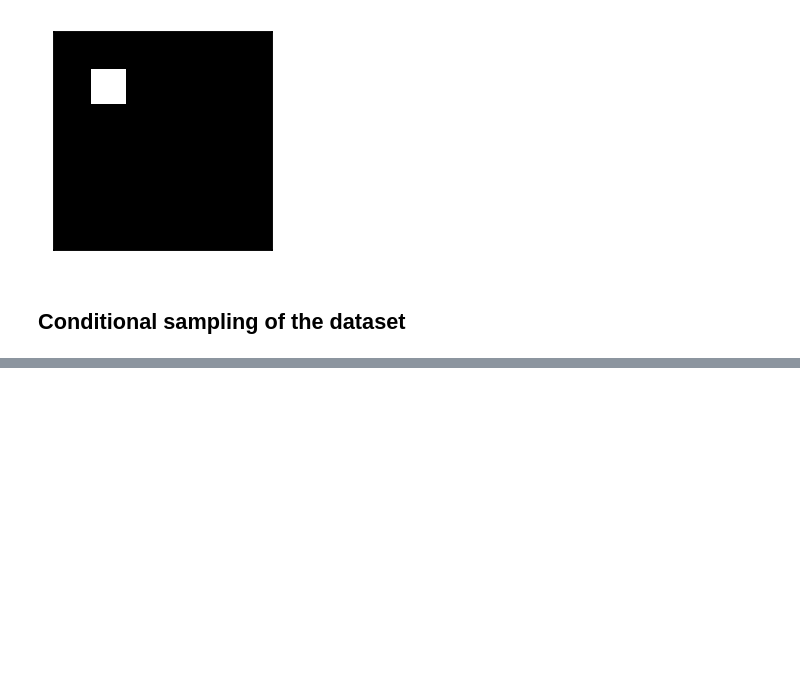
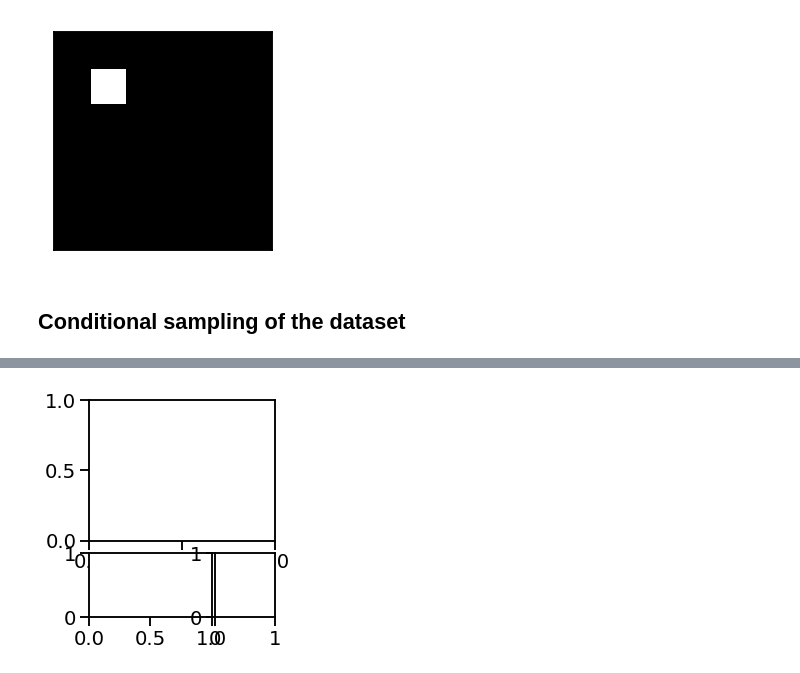
Before and after one commit to tik0/dsprites-dataset, a Jupyter notebook: dsprites_reloading_example.ipynb, the cells around one changed output, grey strips where cells are left out. Saved outputs shown, nothing was run; the diff lists cells and outputs as text; code cells hidden in the pictures; blank space fills up the shorter version.

```diff
--- a/dsprites_reloading_example.ipynb
+++ b/dsprites_reloading_example.ipynb
@@ -439,0 +545,15 @@ Passing one of 'on', 'true', 'off', 'false' as a boolean is deprecated; use an a
+# %%
+fig9 = plt.figure(constrained_layout=False)
+gs1 = fig9.add_gridspec(nrows=3, ncols=3, left=0.05, right=0.48,
+                        wspace=0.05)
+f9_ax1 = fig9.add_subplot(gs1[:-1, :])
+f9_ax2 = fig9.add_subplot(gs1[-1, :-1])
+f9_ax3 = fig9.add_subplot(gs1[-1, -1])
+
+#gs2 = fig9.add_gridspec(nrows=3, ncols=3, left=0.55, right=0.98,
+#                        hspace=0.05)
+#f9_ax4 = fig9.add_subplot(gs2[:, :-1])
+#f9_ax5 = fig9.add_subplot(gs2[:-1, -1])
+#f9_ax6 = fig9.add_subplot(gs2[-1, -1])
+# %% [output]
+[figure, added]
```
Also changed, not shown: parts of 13 cells of this notebook, 1 other file.
